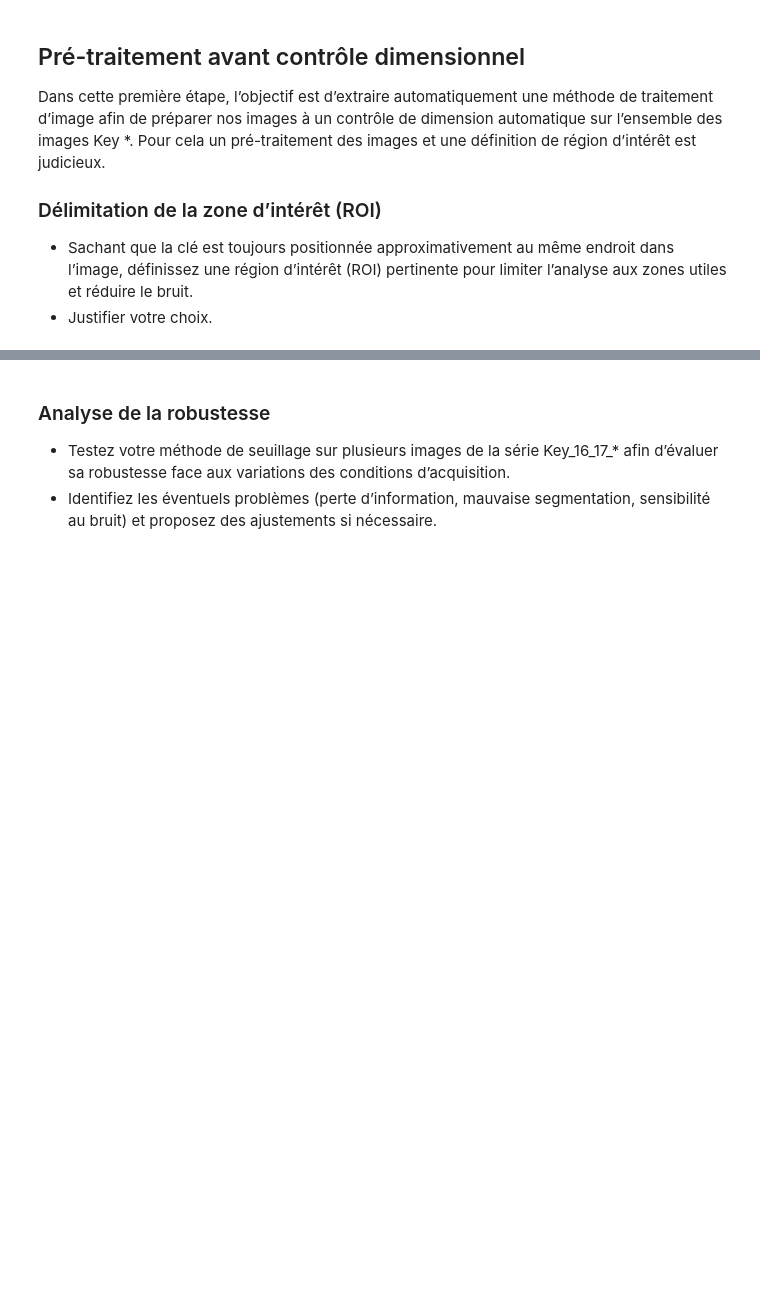
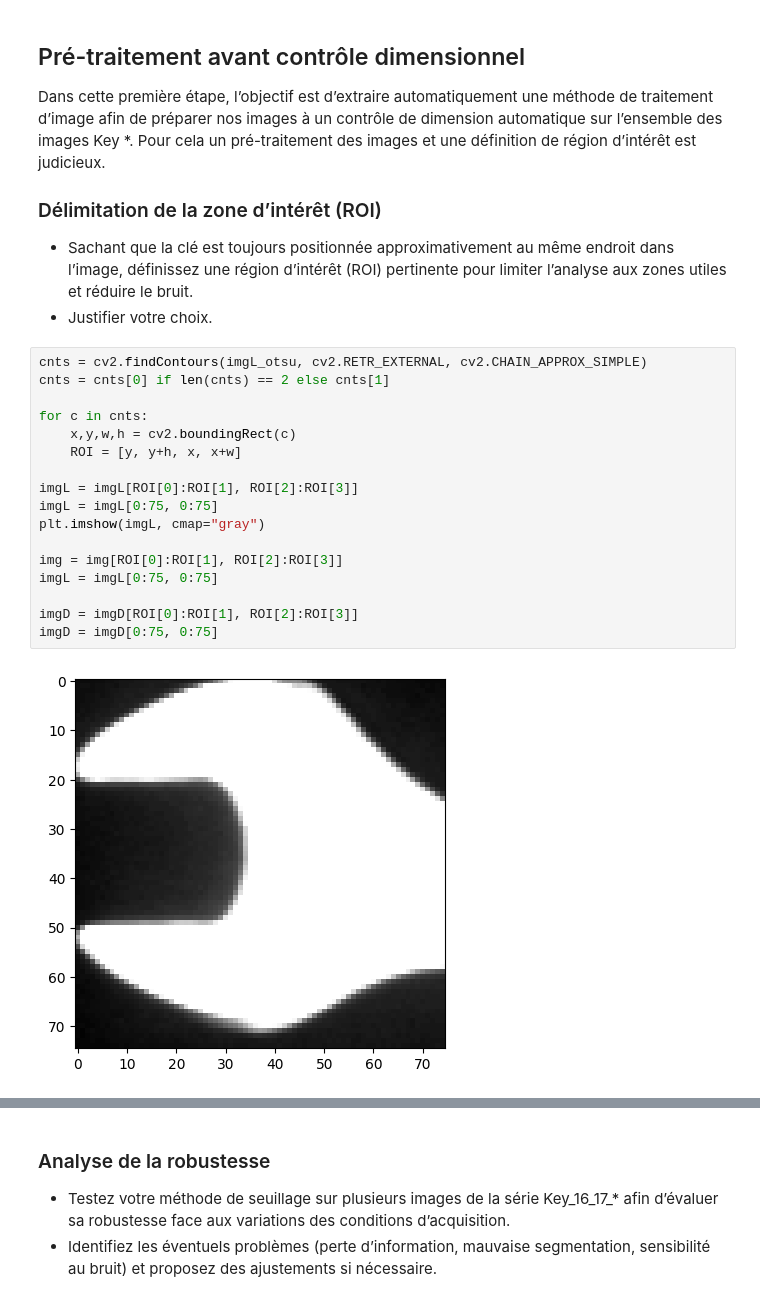
Before and after one commit to Nomnelle/computer_vision_finals, a Jupyter notebook: Partie_1/tp_not_part1_mick.ipynb, the cells around one changed output, grey strips where cells are left out. Drawn from its saved outputs; the diff is of its cells as text; blank space fills up the shorter version.

```diff
--- a/Partie_1/tp_not_part1_mick.ipynb
+++ b/Partie_1/tp_not_part1_mick.ipynb
@@ -218,3 +218,22 @@ automatique sur l’ensemble des images Key *. Pour cela un pré-traitement des
 ### Délimitation de la zone d’intérêt (ROI)
 - Sachant que la clé est toujours positionnée approximativement au même endroit dans l’image, définissez une région d’intérêt (ROI) pertinente pour limiter l’analyse aux zones utiles et réduire le bruit.
 - Justifier votre choix.
+# %%
+cnts = cv2.findContours(imgL_otsu, cv2.RETR_EXTERNAL, cv2.CHAIN_APPROX_SIMPLE)
+cnts = cnts[0] if len(cnts) == 2 else cnts[1]
+
+for c in cnts:
+    x,y,w,h = cv2.boundingRect(c)
+    ROI = [y, y+h, x, x+w]
+
+imgL = imgL[ROI[0]:ROI[1], ROI[2]:ROI[3]]
+imgL = imgL[0:75, 0:75]
+plt.imshow(imgL, cmap="gray")
+
+img = img[ROI[0]:ROI[1], ROI[2]:ROI[3]]
+imgL = imgL[0:75, 0:75]
+
+imgD = imgD[ROI[0]:ROI[1], ROI[2]:ROI[3]]
+imgD = imgD[0:75, 0:75]
+# %% [output]
+[figure, added]
```
Also changed, not shown: parts of 15 cells of this notebook.
